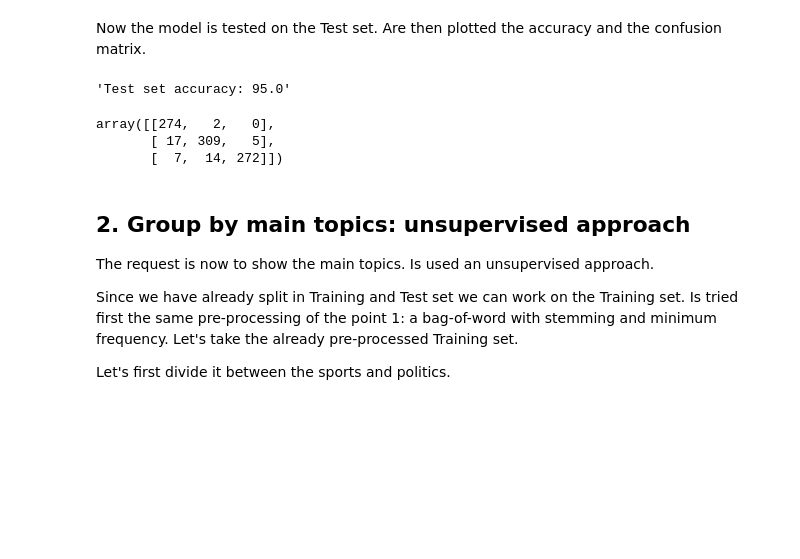
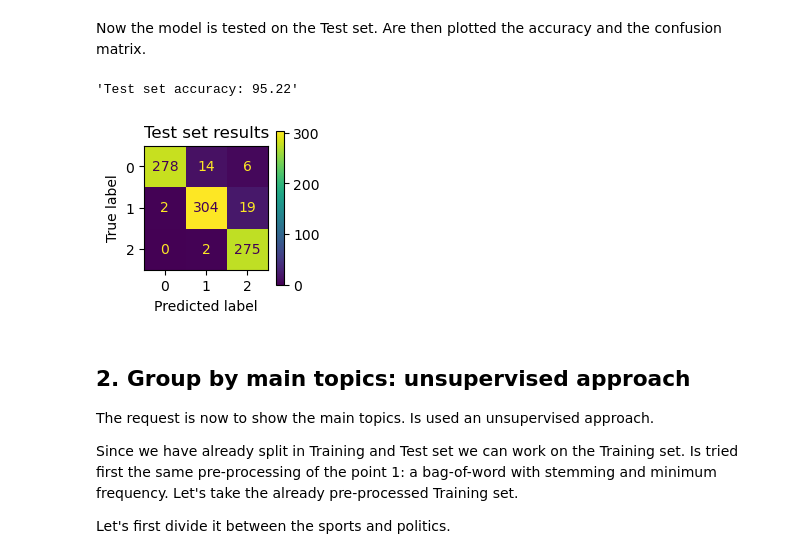
Before and after one commit to gianmarcoalessio/lab2ml, a Jupyter notebook: twitter-sport-politics.ipynb, the cells around one changed output. Saved outputs shown, nothing was run; the diff lists cells and outputs as text; code cells hidden in the pictures; blank space fills up the shorter version.

```diff
--- a/twitter-sport-politics.ipynb
+++ b/twitter-sport-politics.ipynb
@@ -214,20 +214,28 @@ Now the model is tested on the Test set. Are then plotted the accuracy and the c
 # %%
 import matplotlib.pyplot as plt
 from sklearn.metrics import confusion_matrix, ConfusionMatrixDisplay
 
 clf = clf.fit(X_train_bow, y_train)
 
 # results on test set
 predictions = clf.predict(X_test_bow)
 test_accuracy = accuracy_score(predictions, y_test)
 display("Test set accuracy: " + str(round(test_accuracy*100, 2)))
 
-display(confusion_matrix(predictions, y_test)) # display confusion matrix
+cm = confusion_matrix(y_test, predictions, labels=clf.classes_)
+disp = ConfusionMatrixDisplay(confusion_matrix=cm,
+                              display_labels=clf.classes_)
+disp.plot()
+
+fig = disp.ax_.get_figure()
+fig.set_figwidth(2)
+fig.set_figheight(2)
+
+plt.title("Test set results")
+plt.show()
 # %% [output]
-'Test set accuracy: 95.0'
+'Test set accuracy: 95.22'
-array([[274,   2,   0],
-       [ 17, 309,   5],
-       [  7,  14, 272]])
+[figure, added]
 # %% [markdown]
 ## 2. Group by main topics: unsupervised approach
 
```
Also changed, not shown: parts of 12 cells of this notebook.
